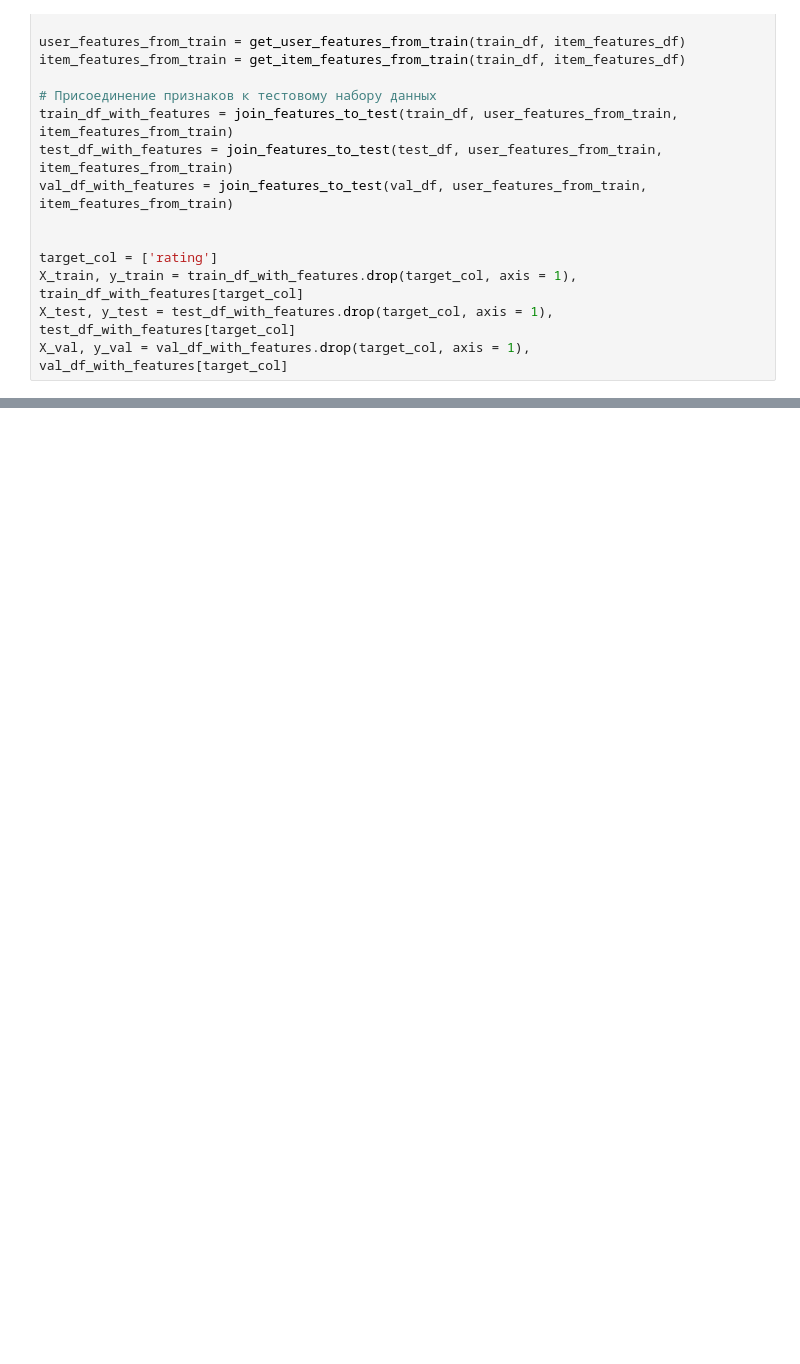
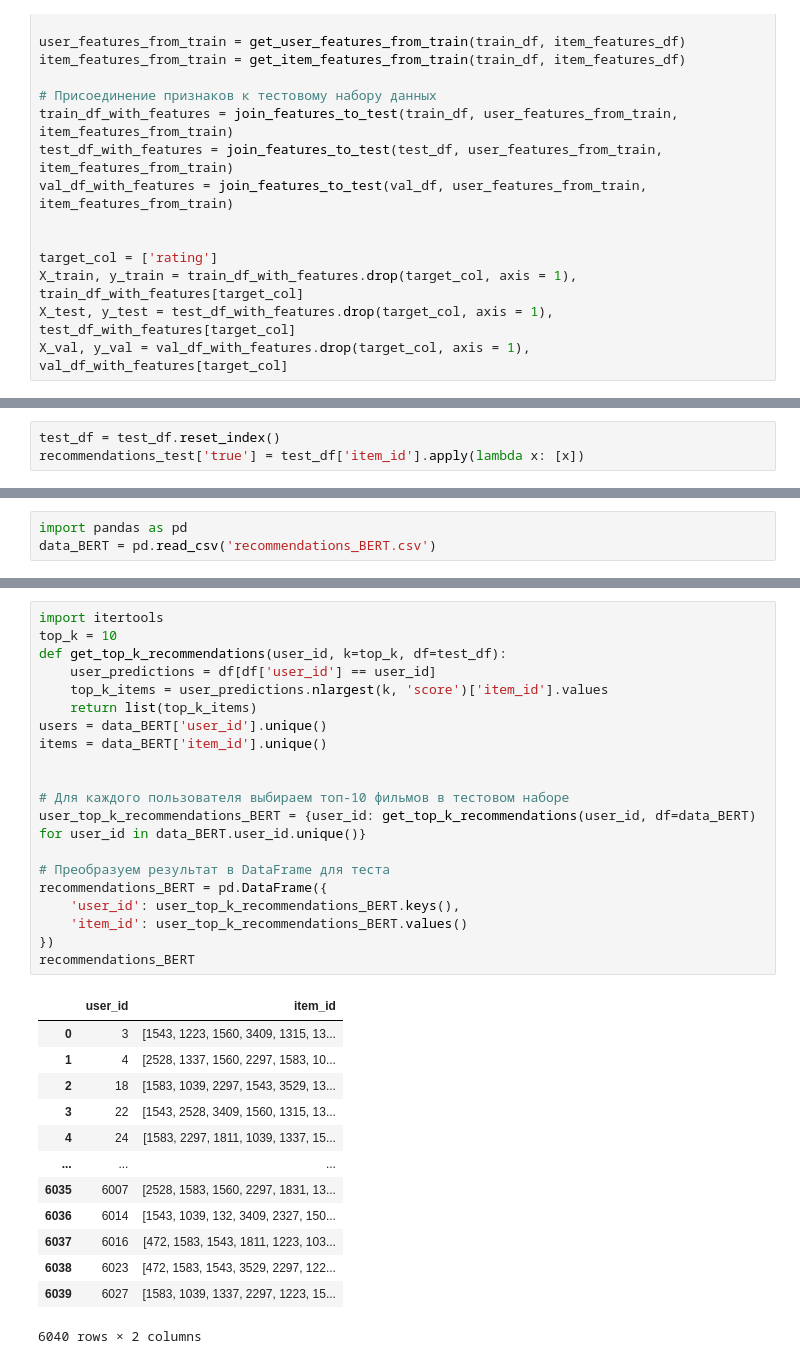
Before and after one commit to akzholba/RecSysCompetition, a Jupyter notebook: lightgbm.ipynb, the cells around one changed output, grey strips where cells are left out. Drawn from its saved outputs; the diff is of its cells as text; blank space fills up the shorter version.

Commit message:
add bert recs

```diff
--- a/lightgbm.ipynb
+++ b/lightgbm.ipynb
@@ -111,0 +108,3 @@ recommendations_test.to_csv('recommendations_lightGBM.csv', index=False)
+# %%
+test_df = test_df.reset_index()
+recommendations_test['true'] = test_df['item_id'].apply(lambda x: [x])
@@ -130,0 +138,3 @@ Name: recommended_items, Length: 6040, dtype: object
+# %%
+import pandas as pd
+data_BERT = pd.read_csv('recommendations_BERT.csv')
@@ -130,0 +148,34 @@ Name: recommended_items, Length: 6040, dtype: object
+# %%
+import itertools
+top_k = 10
+def get_top_k_recommendations(user_id, k=top_k, df=test_df):
+    user_predictions = df[df['user_id'] == user_id]
+    top_k_items = user_predictions.nlargest(k, 'score')['item_id'].values
+    return list(top_k_items)
+users = data_BERT['user_id'].unique()
+items = data_BERT['item_id'].unique()
+
+
+# Для каждого пользователя выбираем топ-10 фильмов в тестовом наборе
+user_top_k_recommendations_BERT = {user_id: get_top_k_recommendations(user_id, df=data_BERT) for user_id in data_BERT.user_id.unique()}
+
+# Преобразуем результат в DataFrame для теста
+recommendations_BERT = pd.DataFrame({
+    'user_id': user_top_k_recommendations_BERT.keys(),
+    'item_id': user_top_k_recommendations_BERT.values()
+})
+recommendations_BERT
+# %% [output]
+|  | user_id | item_id |
+| 0 | 3 | [1543, 1223, 1560, 3409, 1315, 13... |
+| 1 | 4 | [2528, 1337, 1560, 2297, 1583, 10... |
+| 2 | 18 | [1583, 1039, 2297, 1543, 3529, 13... |
+| 3 | 22 | [1543, 2528, 3409, 1560, 1315, 13... |
+| 4 | 24 | [1583, 2297, 1811, 1039, 1337, 15... |
+| ... | ... | ... |
+| 6035 | 6007 | [2528, 1583, 1560, 2297, 1831, 13... |
+| 6036 | 6014 | [1543, 1039, 132, 3409, 2327, 150... |
+| 6037 | 6016 | [472, 1583, 1543, 1811, 1223, 103... |
+| 6038 | 6023 | [472, 1583, 1543, 3529, 2297, 122... |
+| 6039 | 6027 | [1583, 1039, 1337, 2297, 1223, 15... |
+6040 rows × 2 columns
```
Also changed, not shown: parts of 13 cells of this notebook, 2 other files.
